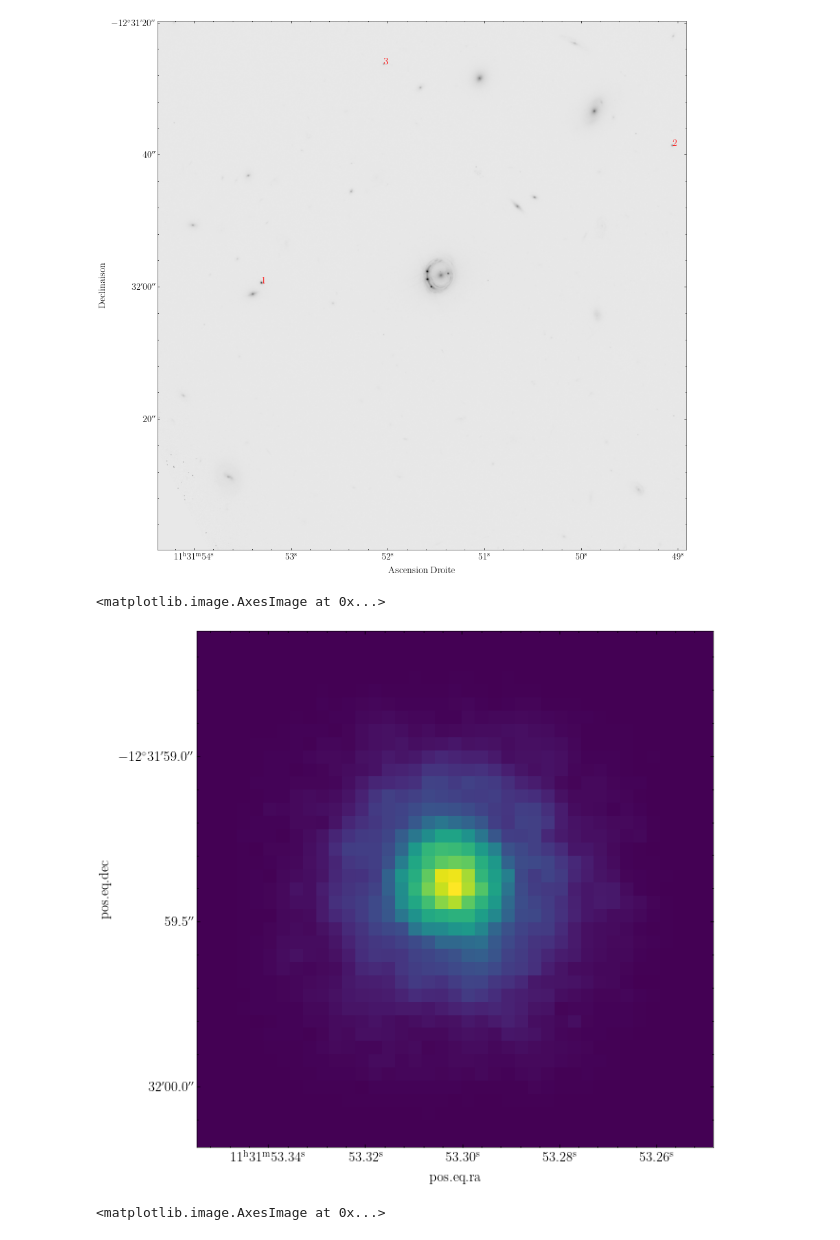
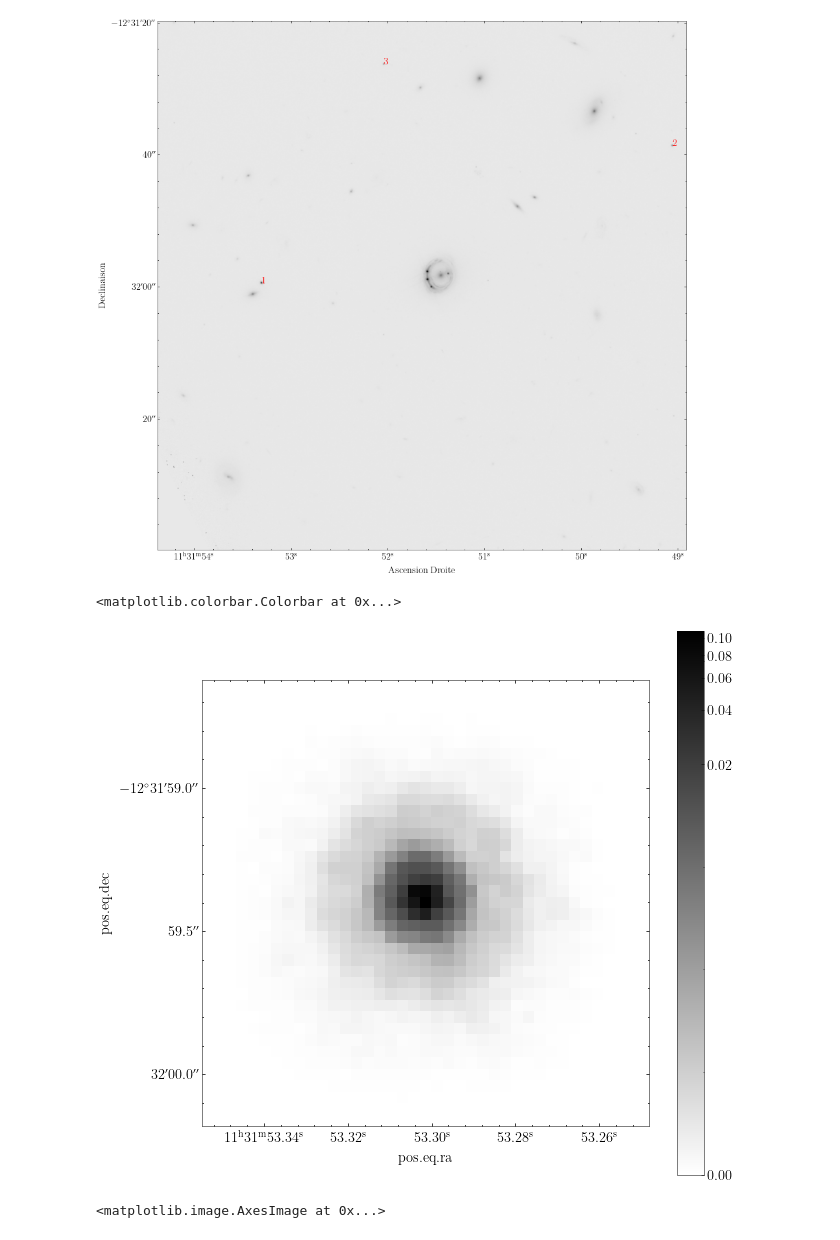
Before and after one commit to AlexandreAdam/rxj1131, a Jupyter notebook: notebooks/image_playground.ipynb, the cells around one changed output. Cells and saved outputs as stored; diff of their text form; code cells hidden in the pictures.

```diff
--- a/notebooks/image_playground.ipynb
+++ b/notebooks/image_playground.ipynb
@@ -408,20 +408,21 @@ ax.set_ylabel('Declinaison')
 # %%
 size = (39, 39) # keep this number odd please
 psf1_cutout = Cutout2D(psf_cutout.data, positions[candidate1], size, wcs=psf_cutout.wcs)
 psf1 = psf1_cutout.data.copy()
 from scipy.signal.windows import hann
 # gaus = gaussian(39, 100)
 # gaus = np.outer(gaus, gaus)
 han = hann(39)
 han = np.outer(han, han)
 # psf1 *= gaus
 psf1 *= han
 psf1 /= psf1.sum()
 plt.figure(figsize=(10, 10))
 plt.subplot(projection=psf1_cutout.wcs)
-plt.imshow(psf1, norm=ImageNormalize(stretch=LogStretch()))
+plt.imshow(psf1, norm=ImageNormalize(stretch=LogStretch()), cmap="gray_r")
+plt.colorbar()
 # plt.matshow(np.log10(psf1))
 # %% [output]
-<matplotlib.image.AxesImage at 0x...>
+<matplotlib.colorbar.Colorbar at 0x...>
-[figure, old version]
+[figure, new version]
 # %%
```
Also changed, not shown: parts of 1 cell of this notebook, 1 other file.
